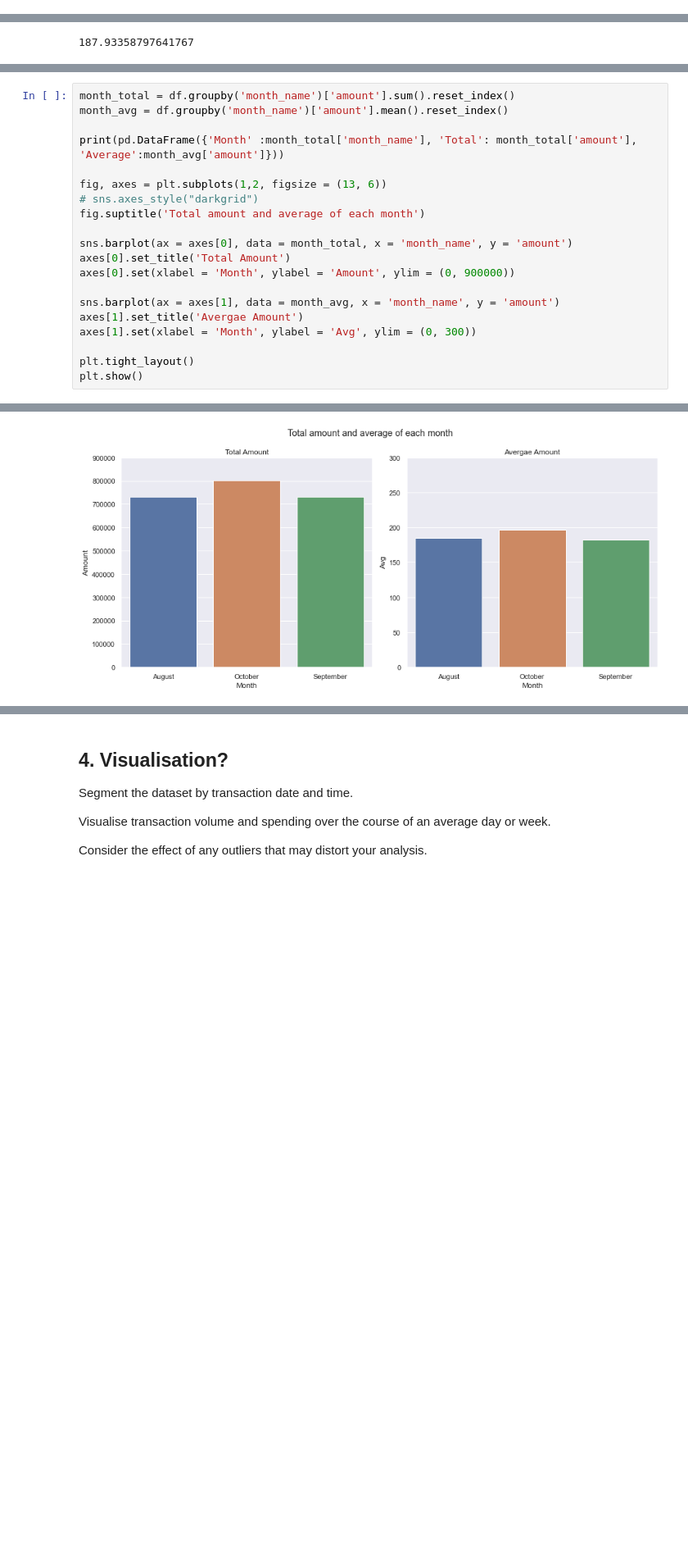
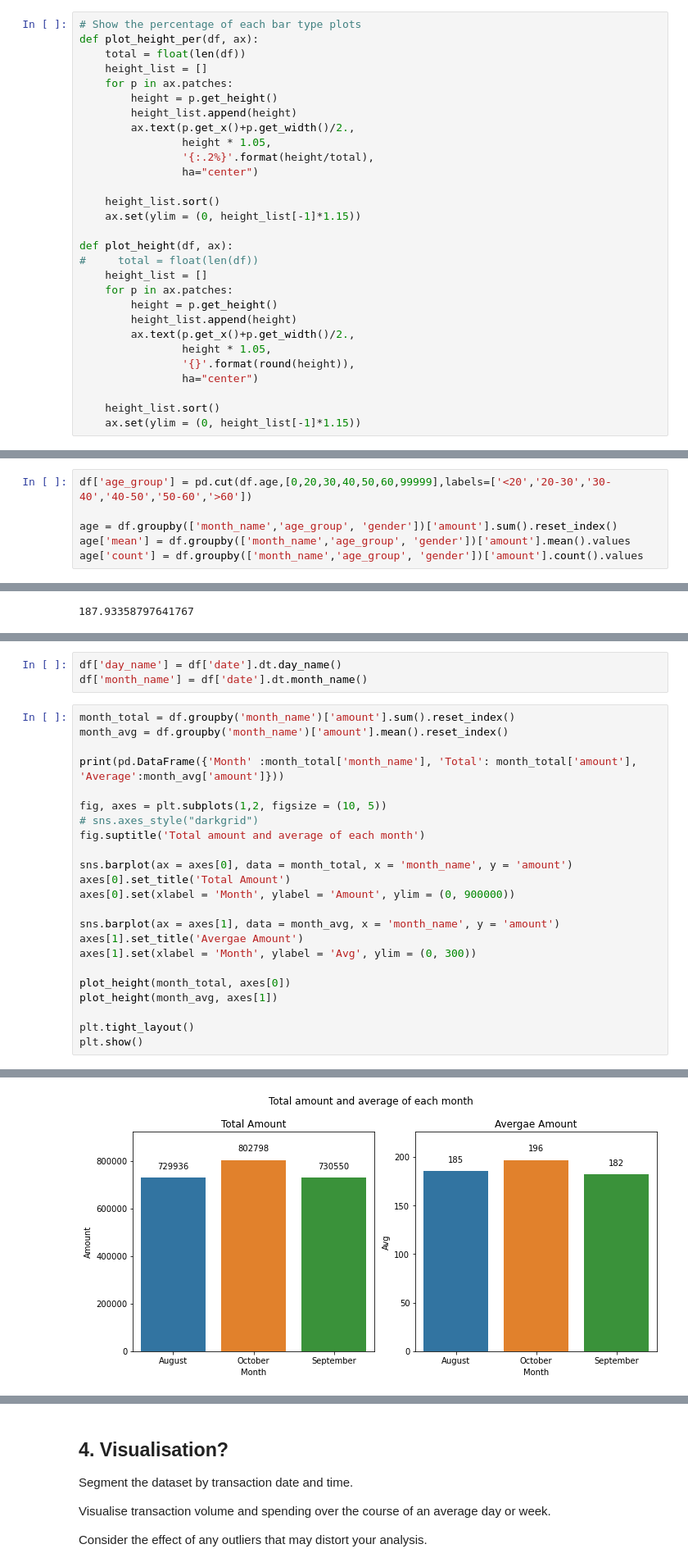
Before and after one commit to slothpunch/Portfolio, a Jupyter notebook: 4. Data@ANZ Virtual Internship Program/1_DataANZ_Virtual_Internship_Program.ipynb, the cells around one changed output, grey strips where cells are left out. Shown at 82% size. Cells and saved outputs as stored; diff of their text form; blank space fills up the shorter version.

```diff
--- a/4. Data@ANZ Virtual Internship Program/1_DataANZ_Virtual_Internship_Program.ipynb
+++ b/4. Data@ANZ Virtual Internship Program/1_DataANZ_Virtual_Internship_Program.ipynb
@@ -254 +284,30 @@ cpf_plot.dropna(axis = 0, inplace = True)
+# %%
+# Show the percentage of each bar type plots
+def plot_height_per(df, ax):
+    total = float(len(df))
+    height_list = []
+    for p in ax.patches:
+        height = p.get_height()
+        height_list.append(height)
+        ax.text(p.get_x()+p.get_width()/2.,
+                height * 1.05,
+                '{:.2%}'.format(height/total),
+                ha="center")
+
+    height_list.sort()
+    ax.set(ylim = (0, height_list[-1]*1.15))
+
+def plot_height(df, ax):
+#     total = float(len(df))
+    height_list = []
+    for p in ax.patches:
+        height = p.get_height()
+        height_list.append(height)
+        ax.text(p.get_x()+p.get_width()/2.,
+                height * 1.05,
+                '{}'.format(round(height)),
+                ha="center")
+
+    height_list.sort()
+    ax.set(ylim = (0, height_list[-1]*1.15))
 # %%
@@ -364,0 +371,6 @@ Name: bpay_biller_code, dtype: int64
+# %%
+df['age_group'] = pd.cut(df.age,[0,20,30,40,50,60,99999],labels=['<20','20-30','30-40','40-50','50-60','>60'])
+
+age = df.groupby(['month_name','age_group', 'gender'])['amount'].sum().reset_index()
+age['mean'] = df.groupby(['month_name','age_group', 'gender'])['amount'].mean().values
+age['count'] = df.groupby(['month_name','age_group', 'gender'])['amount'].count().values
@@ -375,26 +452,32 @@ df['amount'].mean()
+# %%
+df['day_name'] = df['date'].dt.day_name()
+df['month_name'] = df['date'].dt.month_name()
 # %%
 month_total = df.groupby('month_name')['amount'].sum().reset_index()
 month_avg = df.groupby('month_name')['amount'].mean().reset_index()
 
 print(pd.DataFrame({'Month' :month_total['month_name'], 'Total': month_total['amount'], 'Average':month_avg['amount']}))
 
-fig, axes = plt.subplots(1,2, figsize = (13, 6))
+fig, axes = plt.subplots(1,2, figsize = (10, 5))
 # sns.axes_style("darkgrid")
 fig.suptitle('Total amount and average of each month')
 
 sns.barplot(ax = axes[0], data = month_total, x = 'month_name', y = 'amount')
 axes[0].set_title('Total Amount')
 axes[0].set(xlabel = 'Month', ylabel = 'Amount', ylim = (0, 900000))
 
 sns.barplot(ax = axes[1], data = month_avg, x = 'month_name', y = 'amount')
 axes[1].set_title('Avergae Amount')
 axes[1].set(xlabel = 'Month', ylabel = 'Avg', ylim = (0, 300))
 
+plot_height(month_total, axes[0])
+plot_height(month_avg, axes[1])
+
 plt.tight_layout()
 plt.show()
 # %% [output]
        Month      Total     Average
 0     August  729935.52  185.121867
 1    October  802798.47  196.427323
 2  September  730550.21  182.045903
-[figure, old version]
+[figure, new version]
```
Also changed, not shown: parts of 76 cells of this notebook.
